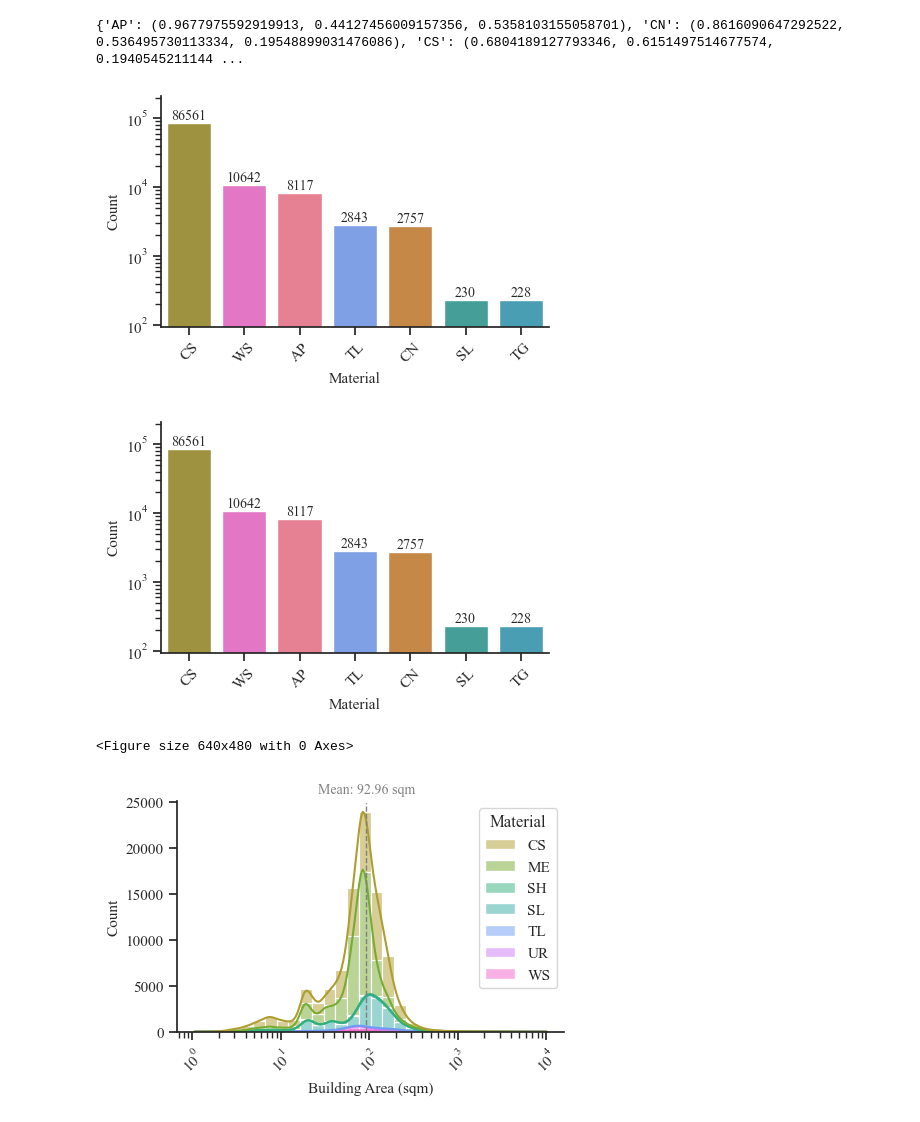
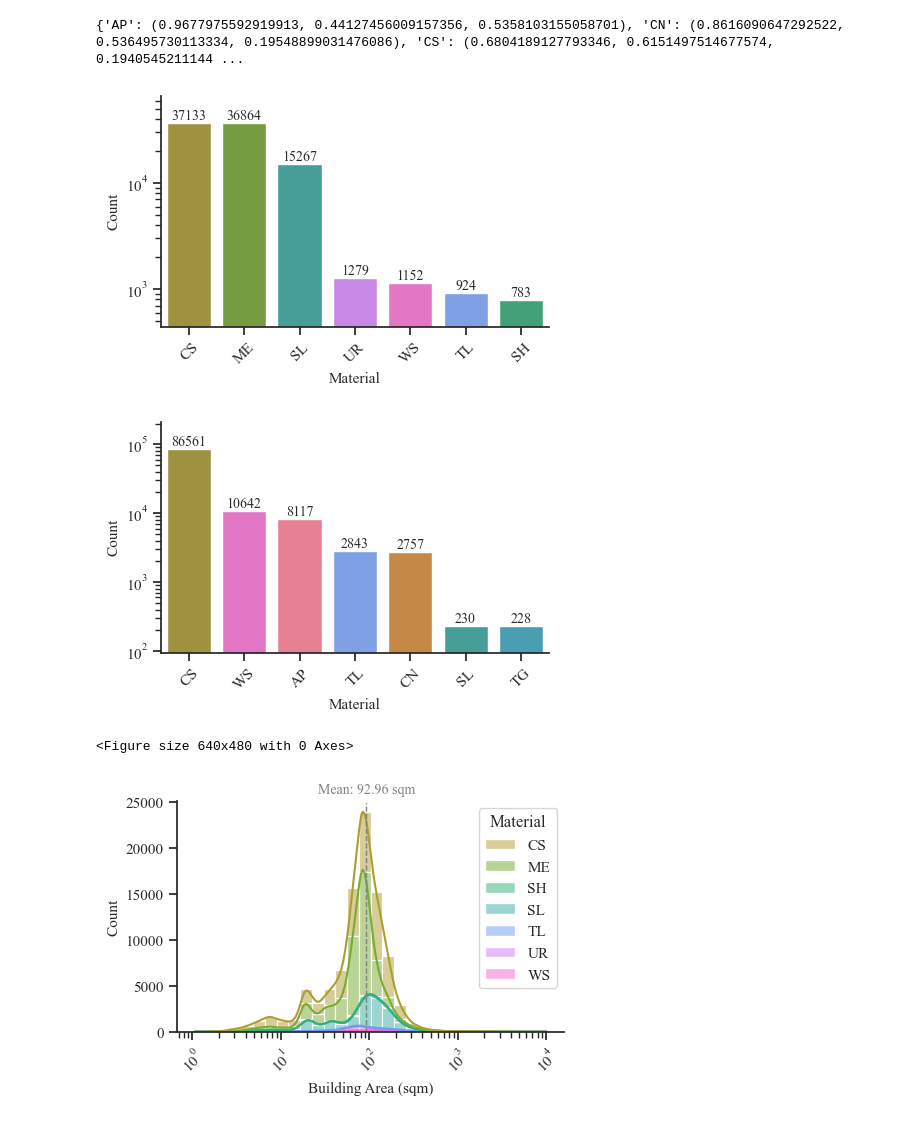
Before and after one commit to maxwellCcook/rooftop-mapping, a Jupyter notebook: code/_manuscript_figures.ipynb, the cells around one changed output. Cells and saved outputs as stored; diff of their text form; code cells hidden in the pictures.

Commit message:
Updates to supplemental figures

```diff
--- a/code/_manuscript_figures.ipynb
+++ b/code/_manuscript_figures.ipynb
@@ -131,8 +131,8 @@ sns.set_theme(style="ticks", rc={"font.family": "Times New Roman"})
 for roi, ref in refs.items():
     ref = ref.sort_values(by='class_code')
     # Count the occurrences of each class_code
-    class_counts = gdf['class_code'].value_counts()
-    class_counts = gdf['class_code'].value_counts().reset_index()
+    class_counts = ref['class_code'].value_counts()
+    class_counts = ref['class_code'].value_counts().reset_index()
     class_counts.columns = ['class_code', 'count']
 
     # IDentify the color palette for the region
@@ -150,35 +150,35 @@ for roi, ref in refs.items():
 
     # Apply log scale to y-axis
     plt.yscale('log')
 
     # Add labels to each bar
     for p in ax.patches:
         ax.text(
             p.get_x() + p.get_width() / 2,  # X position of the label
             p.get_height(),                 # Y position of the label
             f'{int(p.get_height())}',       # Label text (the count)
             ha='center',                    # Horizontal alignment
             va='bottom',                    # Vertical alignment
             fontsize=10                      # Font size of the labels
         )
 
     # plt.title(f'{roi} Class Distribution')
     plt.xlabel('Material', fontsize=11)
     plt.ylabel('Count', fontsize=11)
     plt.xticks(rotation=45)
 
     ax.margins(y=0.15) # add some upper spacing
 
     # Save the figure
-    out_png = os.path.join(projdir,f'figures/Figure1_{roi}_class_dist.png')
+    out_png = os.path.join(projdir,f'figures/Figure1_{roi}_class_distribution.png')
     plt.savefig(out_png, dpi=300, bbox_inches='tight')
 
     plt.show()
 
 plt.tight_layout()
 plt.show()
 # %% [output]
-[figure, old version]
+[figure, new version]
 [figure]
 <Figure size 640x480 with 0 Axes>
 # %%
```
Also changed, not shown: parts of 12 cells of this notebook, 15 other files.
